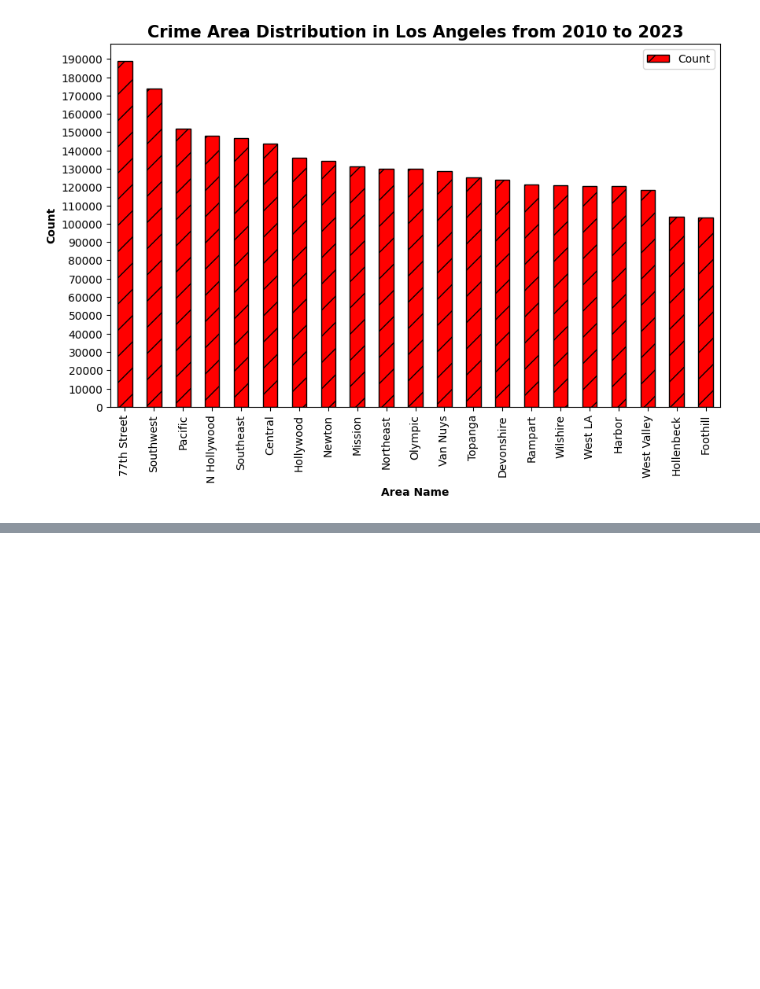
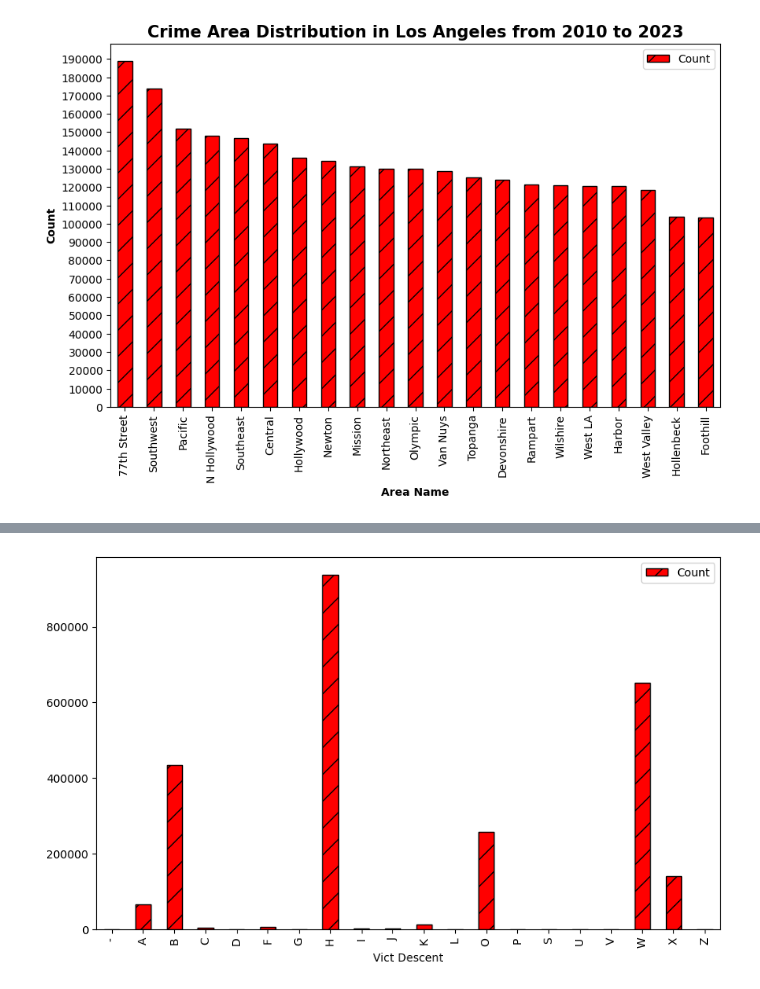
Before and after one commit to nidula/Analysing-Crime-Data-LA, a Jupyter notebook: Crime_Data_Analysis.ipynb, the cells around one changed output, grey strips where cells are left out. Saved outputs shown, nothing was run; the diff lists cells and outputs as text; code cells hidden in the pictures; blank space fills up the shorter version.

Commit message:
Analyze the data of victims of crimes by gender and nationality

```diff
--- a/Crime_Data_Analysis.ipynb
+++ b/Crime_Data_Analysis.ipynb
@@ -336,0 +339,4 @@ plt.show()
+# %%
+count = crime_df.groupby(['Vict Descent']).size().reset_index(name='Count')
+vict_table = pd.DataFrame(count)
+print(vict_table)
@@ -336,0 +361,4 @@ plt.show()
+# %%
+vict_df = pd.DataFrame(vict_table, columns=['Vict Descent', 'Count'])
+vict_df = vict_df.set_index('Vict Descent')
+vict_df
@@ -336,0 +384,8 @@ plt.show()
+# %%
+import pandas as pd
+import matplotlib.pyplot as plt
+import matplotlib.ticker as ticker
+
+ar = vict_df.plot.bar(figsize=(10,6), edgecolor = 'black', color = 'red', hatch = '/')
+# %% [output]
+[figure, added]
```
Also changed, not shown: parts of 9 cells of this notebook.
